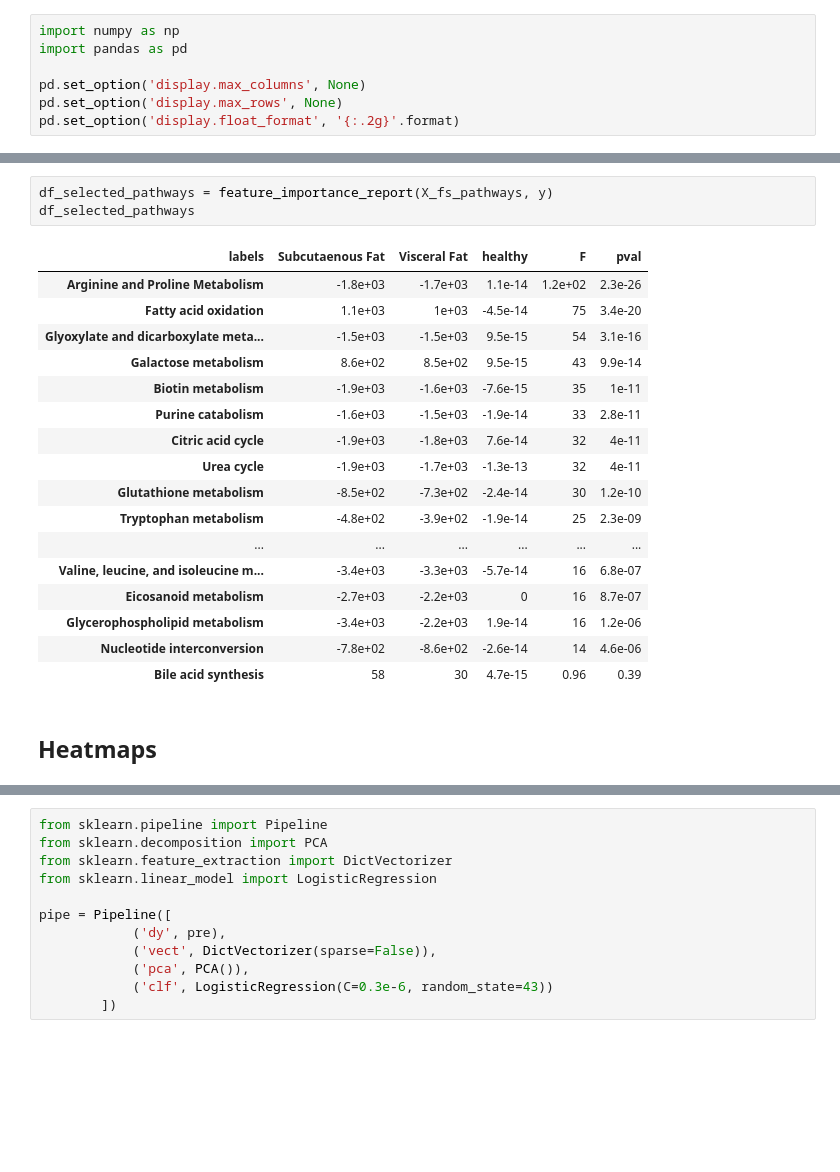
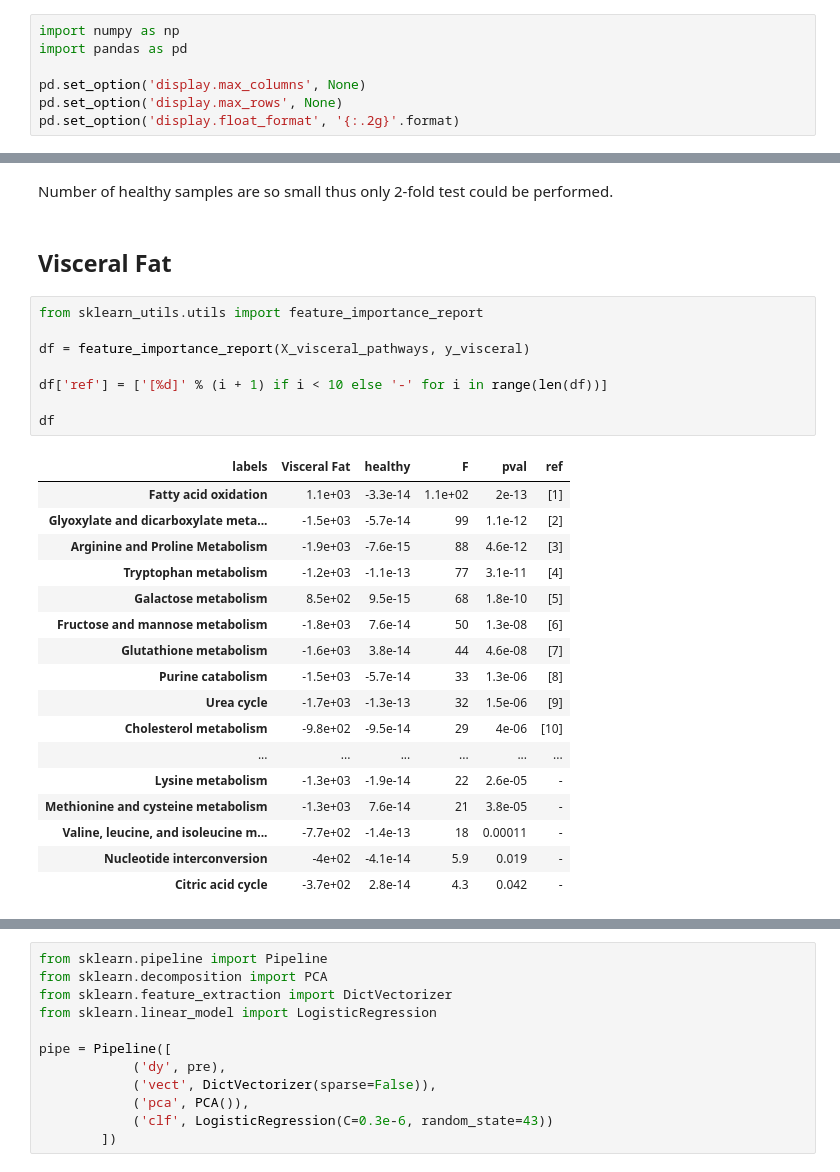
Before and after one commit to itu-bioinformatics-database-lab/metabolitics-case-studies, a Jupyter notebook: metabolite/crc_report.ipynb, the cells around one changed output, grey strips where cells are left out. Saved outputs shown, nothing was run; the diff lists cells and outputs as text; blank space fills up the shorter version.

```diff
--- a/metabolite/crc_report.ipynb
+++ b/metabolite/crc_report.ipynb
@@ -45,26 +28,33 @@ df_pathways
-# %%
-df_selected_pathways = feature_importance_report(X_fs_pathways, y)
-df_selected_pathways
-# %% [output]
-| labels | Subcutaenous Fat | Visceral Fat | healthy | F | pval |
-| Arginine and Proline Metabolism | -1.8e+03 | -1.7e+03 | 1.1e-14 | 1.2e+02 | 2.3e-26 |
-| Fatty acid oxidation | 1.1e+03 | 1e+03 | -4.5e-14 | 75 | 3.4e-20 |
-| Glyoxylate and dicarboxylate meta... | -1.5e+03 | -1.5e+03 | 9.5e-15 | 54 | 3.1e-16 |
-| Galactose metabolism | 8.6e+02 | 8.5e+02 | 9.5e-15 | 43 | 9.9e-14 |
-| Biotin metabolism | -1.9e+03 | -1.6e+03 | -7.6e-15 | 35 | 1e-11 |
-| Purine catabolism | -1.6e+03 | -1.5e+03 | -1.9e-14 | 33 | 2.8e-11 |
-| Citric acid cycle | -1.9e+03 | -1.8e+03 | 7.6e-14 | 32 | 4e-11 |
-| Urea cycle | -1.9e+03 | -1.7e+03 | -1.3e-13 | 32 | 4e-11 |
-| Glutathione metabolism | -8.5e+02 | -7.3e+02 | -2.4e-14 | 30 | 1.2e-10 |
-| Tryptophan metabolism | -4.8e+02 | -3.9e+02 | -1.9e-14 | 25 | 2.3e-09 |
-| ... | ... | ... | ... | ... | ... |
-| Valine, leucine, and isoleucine m... | -3.4e+03 | -3.3e+03 | -5.7e-14 | 16 | 6.8e-07 |
-| Eicosanoid metabolism | -2.7e+03 | -2.2e+03 | 0 | 16 | 8.7e-07 |
-| Glycerophospholipid metabolism | -3.4e+03 | -2.2e+03 | 1.9e-14 | 16 | 1.2e-06 |
-| Nucleotide interconversion | -7.8e+02 | -8.6e+02 | -2.6e-14 | 14 | 4.6e-06 |
-| Bile acid synthesis | 58 | 30 | 4.7e-15 | 0.96 | 0.39 |
-# %% [markdown]
-## Heatmaps
+# %% [markdown]
+Number of healthy samples are so small thus only 2-fold test could be performed.
+# %% [markdown]
+## Visceral Fat
+# %%
+from sklearn_utils.utils import feature_importance_report
+
+df = feature_importance_report(X_visceral_pathways, y_visceral)
+
+df['ref'] = ['[%d]' % (i + 1) if i < 10 else '-' for i in range(len(df))]
+
+df
+# %% [output]
+| labels | Visceral Fat | healthy | F | pval | ref |
+| Fatty acid oxidation | 1.1e+03 | -3.3e-14 | 1.1e+02 | 2e-13 | [1] |
+| Glyoxylate and dicarboxylate meta... | -1.5e+03 | -5.7e-14 | 99 | 1.1e-12 | [2] |
+| Arginine and Proline Metabolism | -1.9e+03 | -7.6e-15 | 88 | 4.6e-12 | [3] |
+| Tryptophan metabolism | -1.2e+03 | -1.1e-13 | 77 | 3.1e-11 | [4] |
+| Galactose metabolism | 8.5e+02 | 9.5e-15 | 68 | 1.8e-10 | [5] |
+| Fructose and mannose metabolism | -1.8e+03 | 7.6e-14 | 50 | 1.3e-08 | [6] |
+| Glutathione metabolism | -1.6e+03 | 3.8e-14 | 44 | 4.6e-08 | [7] |
+| Purine catabolism | -1.5e+03 | -5.7e-14 | 33 | 1.3e-06 | [8] |
+| Urea cycle | -1.7e+03 | -1.3e-13 | 32 | 1.5e-06 | [9] |
+| Cholesterol metabolism | -9.8e+02 | -9.5e-14 | 29 | 4e-06 | [10] |
+| ... | ... | ... | ... | ... | ... |
+| Lysine metabolism | -1.3e+03 | -1.9e-14 | 22 | 2.6e-05 | - |
+| Methionine and cysteine metabolism | -1.3e+03 | 7.6e-14 | 21 | 3.8e-05 | - |
+| Valine, leucine, and isoleucine m... | -7.7e+02 | -1.4e-13 | 18 | 0.00011 | - |
+| Nucleotide interconversion | -4e+02 | -4.1e-14 | 5.9 | 0.019 | - |
+| Citric acid cycle | -3.7e+02 | 2.8e-14 | 4.3 | 0.042 | - |
 # %%
 %matplotlib inline
 
```
Also changed, not shown: parts of 21 cells of this notebook, 1 other file.
